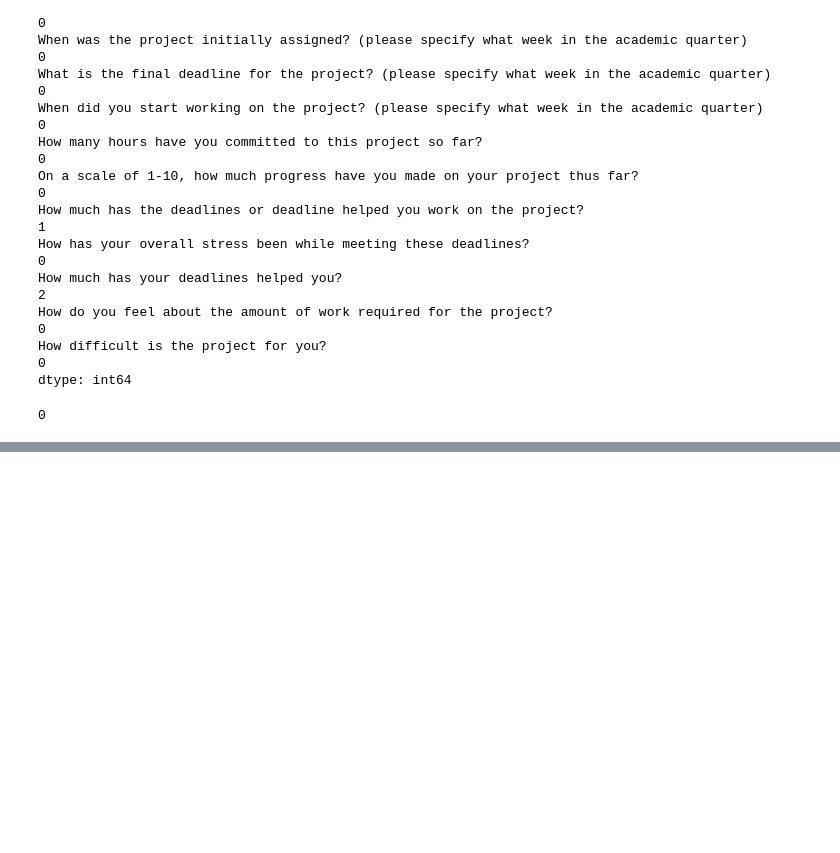
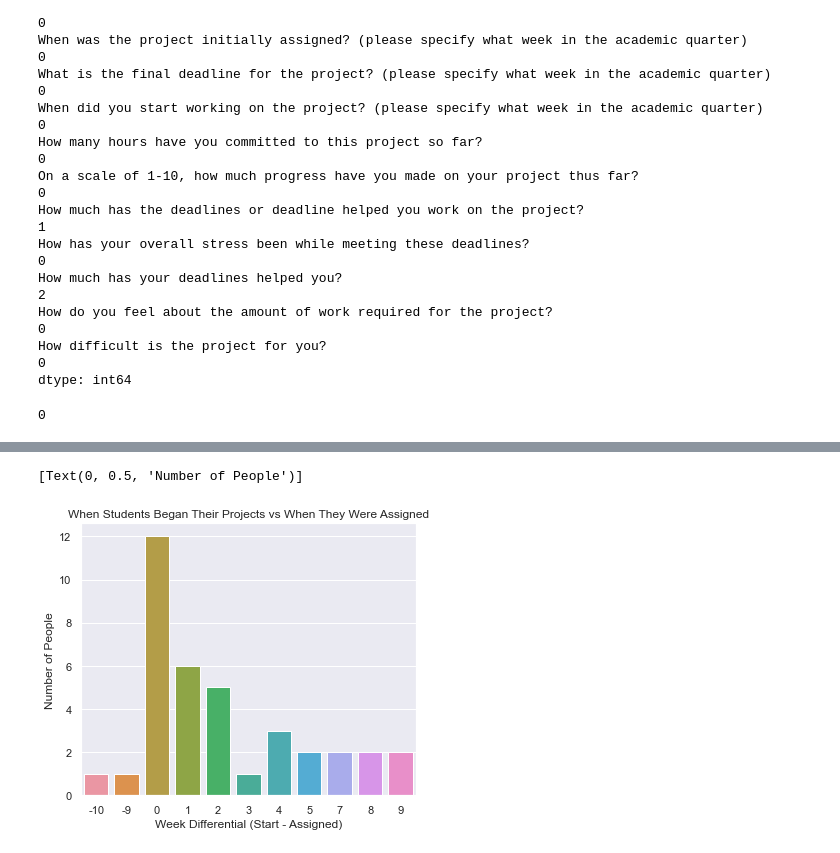
Before and after one commit to AlexCheng7/Time_Management, a Jupyter notebook: Time Management Analysis.ipynb, the cells around one changed output, grey strips where cells are left out. Cells and saved outputs as stored; diff of their text form; code cells hidden in the pictures; blank space fills up the shorter version.

```diff
--- a/Time Management Analysis.ipynb
+++ b/Time Management Analysis.ipynb
@@ -188,0 +230,11 @@ sns.set(rc={'figure.figsize':(20, 30)})
+# %%
+#Bar graph of the distribution of disparity between when students start vs when things are assigned
+
+sns.set(rc={"figure.figsize":(6, 5)}) #width=6, height=5
+ax = sns.countplot(x = "StartVSFinish", data = trim_responses)
+ax.set(title = "When Students Began Their Projects vs When They Were Assigned")
+ax.set(xlabel = "Week Differential (Start - Assigned)")
+ax.set(ylabel = "Number of People")
+# %% [output]
+[Text(0, 0.5, 'Number of People')]
+[figure, added]
```
Also changed, not shown: parts of 19 cells of this notebook.
